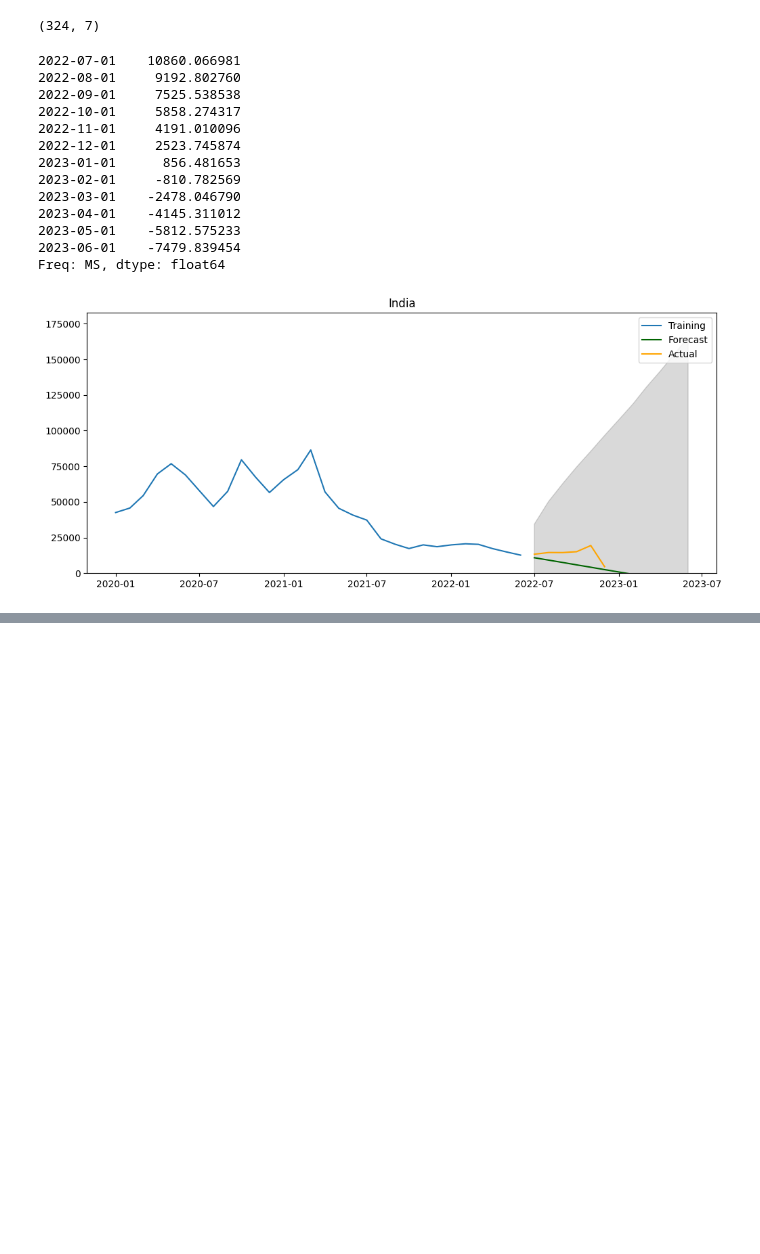
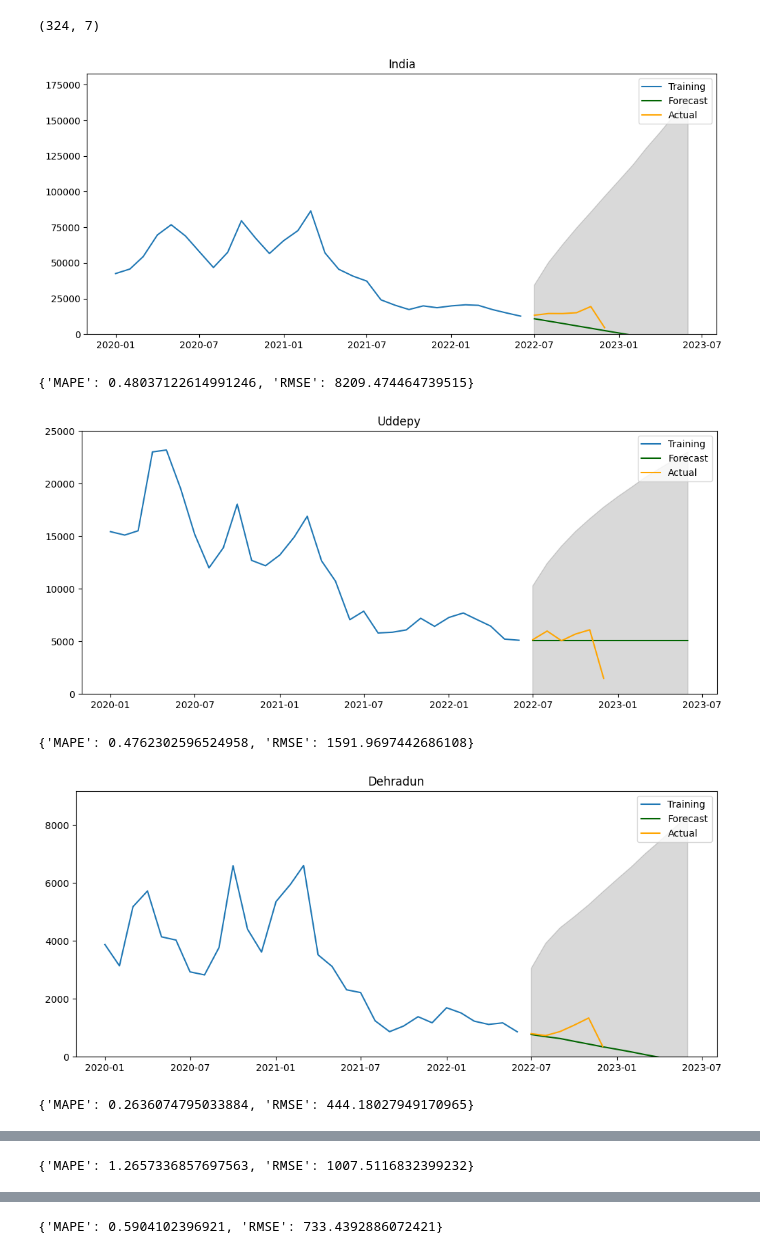
Before and after one commit to pratiksrm99/DataAnalysis, a Jupyter notebook: Website_Visitors_Data_Analysis/Analysis Notebook/Part_3-Prediction.ipynb, the cells around one changed output, grey strips where cells are left out. Cells and saved outputs as stored; diff of their text form; code cells hidden in the pictures; blank space fills up the shorter version.

Commit message:
Update: Part-3, 3.1.1 Error calculation and visualizations

```diff
--- a/Website_Visitors_Data_Analysis/Analysis Notebook/Part_3-Prediction.ipynb
+++ b/Website_Visitors_Data_Analysis/Analysis Notebook/Part_3-Prediction.ipynb
@@ -44,10 +44,7 @@ df_lv5.shape
 # %% [output]
 (324, 7)
 # %%
-region = "Faridabad"
-segment = "Customers"
-
-def predict_future(region,segment):
+def predict_future(region="Faridabad",segment="Customers"):
     tmp_df = df_lv5[(df_lv5["Region"]==region) & (df_lv5["Segment"]==segment)]
     tmp_df["Date"] = pd.to_datetime(tmp_df[["Year","Month"]].assign(day=1))
     tmp_df = tmp_df[["Date","Value"]]
@@ -64,7 +61,7 @@ def predict_future(region,segment):
     # Forecast
     n_periods = 12
     forecast, confint = model.predict(n_periods=n_periods, return_conf_int=True)
-    print(forecast)
+
     # Plot
     plt.figure(figsize=(12,5))
     plt.plot(train_set.Value, label="Training")
@@ -81,27 +78,23 @@ def predict_future(region,segment):
     plt.show()
 
 
-    return tmp_df
+    # Error
+    mape = np.mean(np.abs(forecast - test_set.Value)/np.abs(test_set.Value))  # MAPE
+    rmse = np.mean((forecast - test_set.Value)**2)**.5  # RMSE
+
+    return ({"MAPE":mape, "RMSE":rmse})
 # %%
 regions = list(df["Region"].unique())
 segment = "Customers"
 results = []
 for region in regions:
     if df_lv5[(df_lv5["Region"]==region) & (df_lv5["Segment"]==segment)].shape[0] != 0:
-        results.append((region,predict_future(region, segment)))
-    break
+        results.append(predict_future(region, segment))
+        print(results[-1])
 # %% [output]
+[figure]
-2022-07-01    10860.066981
-2022-08-01     9192.802760
-2022-09-01     7525.538538
-2022-10-01     5858.274317
-2022-11-01     4191.010096
-2022-12-01     2523.745874
-2023-01-01      856.481653
-2023-02-01     -810.782569
-2023-03-01    -2478.046790
-2023-04-01    -4145.311012
-2023-05-01    -5812.575233
-2023-06-01    -7479.839454
-Freq: MS, dtype: float64
+{'MAPE': 0.48037122614991246, 'RMSE': 8209.474464739515}
-[figure]
+[figure, added]
+{'MAPE': 0.4762302596524958, 'RMSE': 1591.9697442686108}
+[figure, added]
+{'MAPE': 0.2636074795033884, 'RMSE': 444.18027949170965}
@@ -107,0 +102 @@ Freq: MS, dtype: float64
+{'MAPE': 1.2657336857697563, 'RMSE': 1007.5116832399232}
@@ -107,0 +104 @@ Freq: MS, dtype: float64
+{'MAPE': 0.5904102396921, 'RMSE': 733.4392886072421}
```
Also changed, not shown: parts of 3 cells of this notebook.
